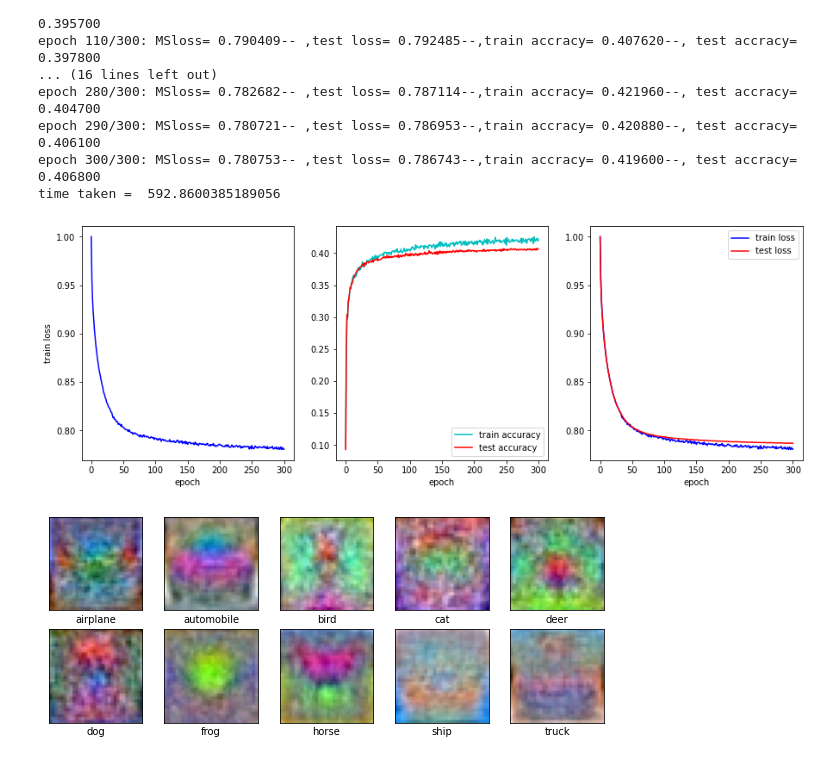
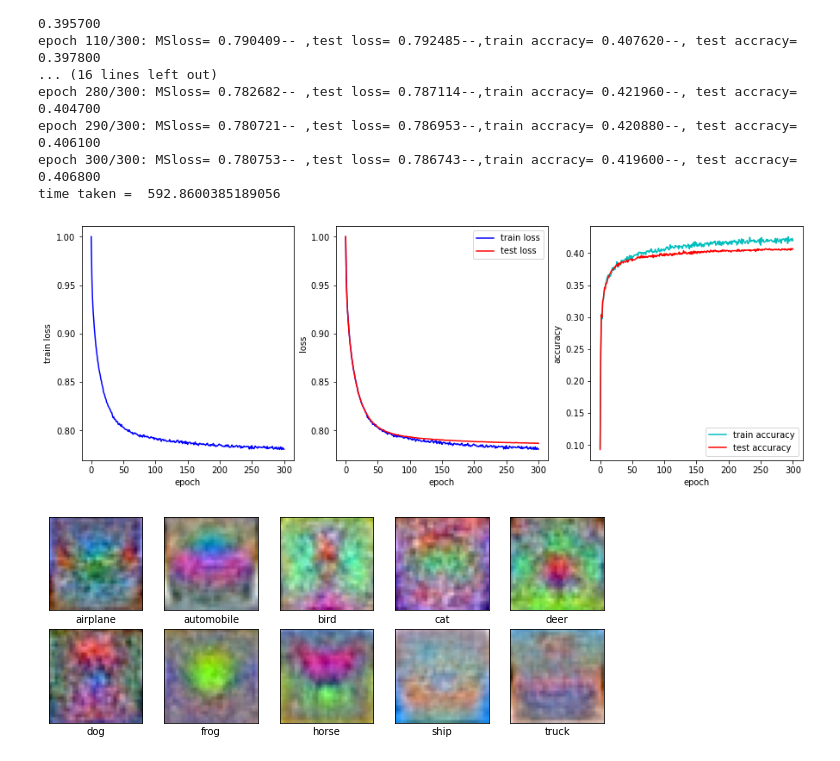
Before and after one commit to Tharindu-Nirmal/CVDeepLearning, a Jupyter notebook: src/scripts/A04_180701BQ1.ipynb, the cells around one changed output. Drawn from its saved outputs; the diff is of its cells as text; code cells hidden in the pictures.

```diff
--- a/src/scripts/A04_180701BQ1.ipynb
+++ b/src/scripts/A04_180701BQ1.ipynb
@@ -181,21 +181,23 @@ time taken =  592.8600385189056
 # %%
 #display Train loss,train accuracy
 fig,ax = plt.subplots(1,3,figsize=(15,5))
 ax[0].plot(loss_history1,'b')
 ax[0].set_xlabel('epoch')
 ax[0].set_ylabel('train loss')
 
-ax[1].plot(train_acc_history1,'c')
-ax[1].plot(val_acc_history1,'r')
+ax[1].plot(loss_history1,'b')
+ax[1].plot(test_losshistory1,'r')
 ax[1].set_xlabel('epoch')
-ax[1].legend(['train accuracy','test accuracy'])
+ax[1].set_ylabel('loss')
+ax[1].legend(['train loss','test loss'])
 
-ax[2].plot(loss_history1,'b')
-ax[2].plot(test_losshistory1,'r')
+ax[2].plot(train_acc_history1,'c')
+ax[2].plot(val_acc_history1,'r')
 ax[2].set_xlabel('epoch')
-ax[2].legend(['train loss','test loss']);
+ax[2].set_ylabel('accuracy')
+ax[2].legend(['train accuracy','test accuracy']);
 # %% [output]
-[figure, old version]
+[figure, new version]
 # %%
  # W is effectively 10 separate linear classifiers: one classifier per column of W
  # Displaying w as images
```
Also changed, not shown: parts of 1 cell of this notebook.
